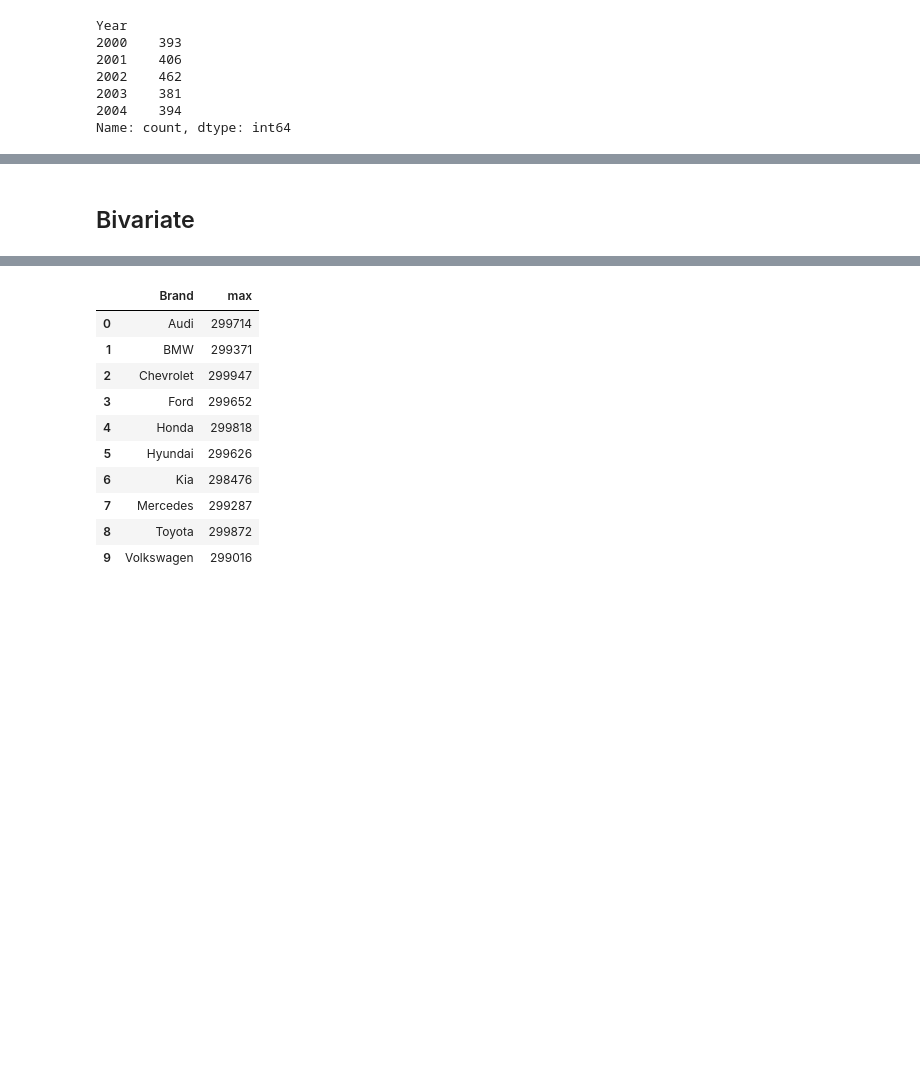
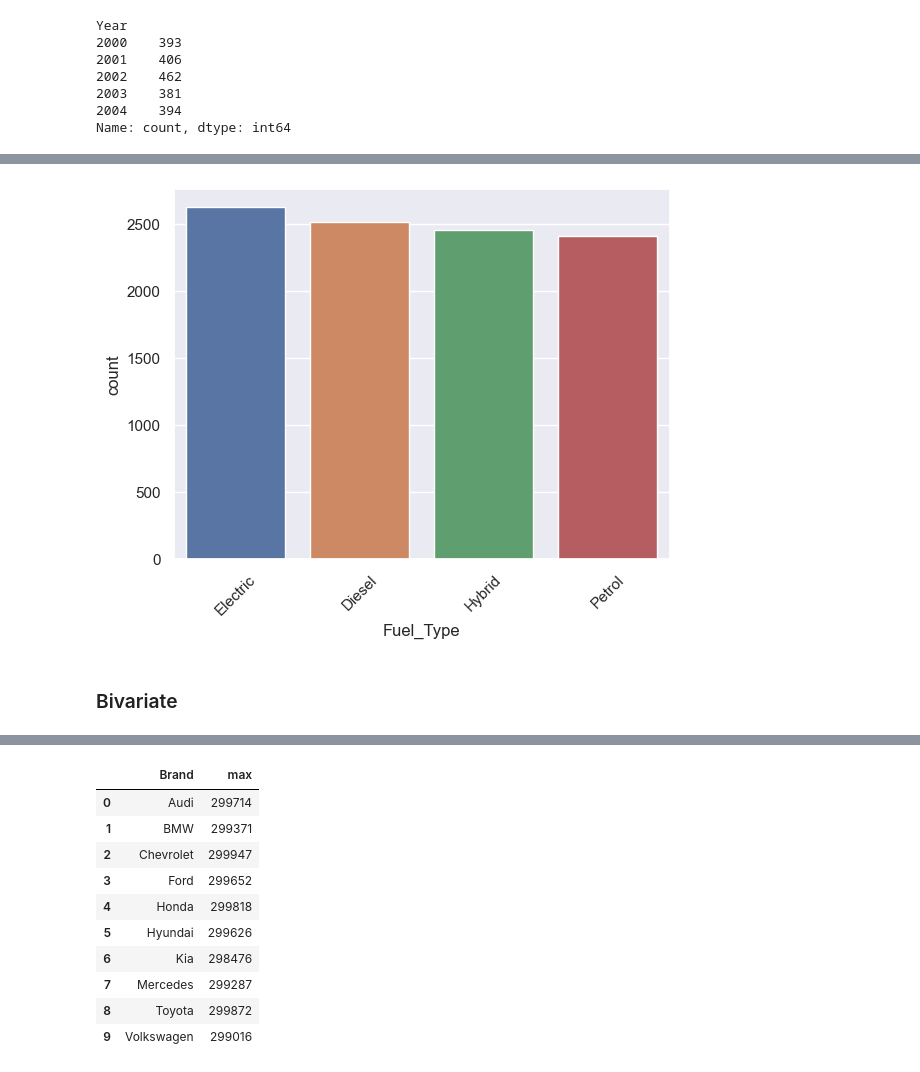
Before and after one commit to lucaslzl/ds_ex, a Jupyter notebook: notebooks/1_car_price.ipynb, the cells around one changed output, grey strips where cells are left out. Cells and saved outputs as stored; diff of their text form; code cells hidden in the pictures; blank space fills up the shorter version.

```diff
--- a/notebooks/1_car_price.ipynb
+++ b/notebooks/1_car_price.ipynb
@@ -84,5 +115,17 @@ Name: count, dtype: int64
+# %%
+gp = df["Fuel_Type"].value_counts()
+gp = gp.reset_index()
+
+sns.barplot(data=gp, x="Fuel_Type", y="count")
+
+plt.xticks(rotation=45);
+
+plt.show()
+# plt.savefig('ex.png', dpi=200, bbox_inches='tight')
+# %% [output]
+[figure, added]
 # %% [markdown]
-## Bivariate
+### Bivariate
 # %%
 df.groupby("Brand").agg({"Price": ["min", "mean", "median", "max"]})
 # %% [output]
```
Also changed, not shown: parts of 22 cells of this notebook.
